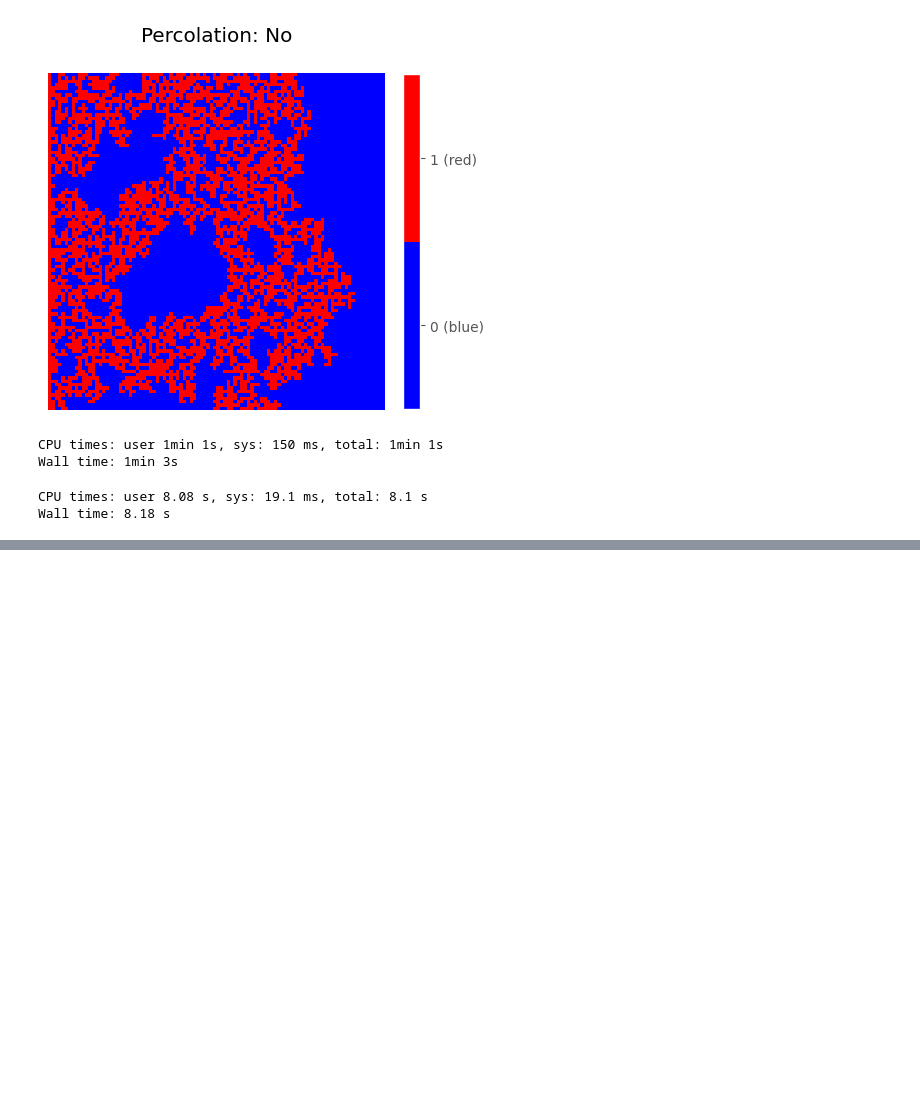
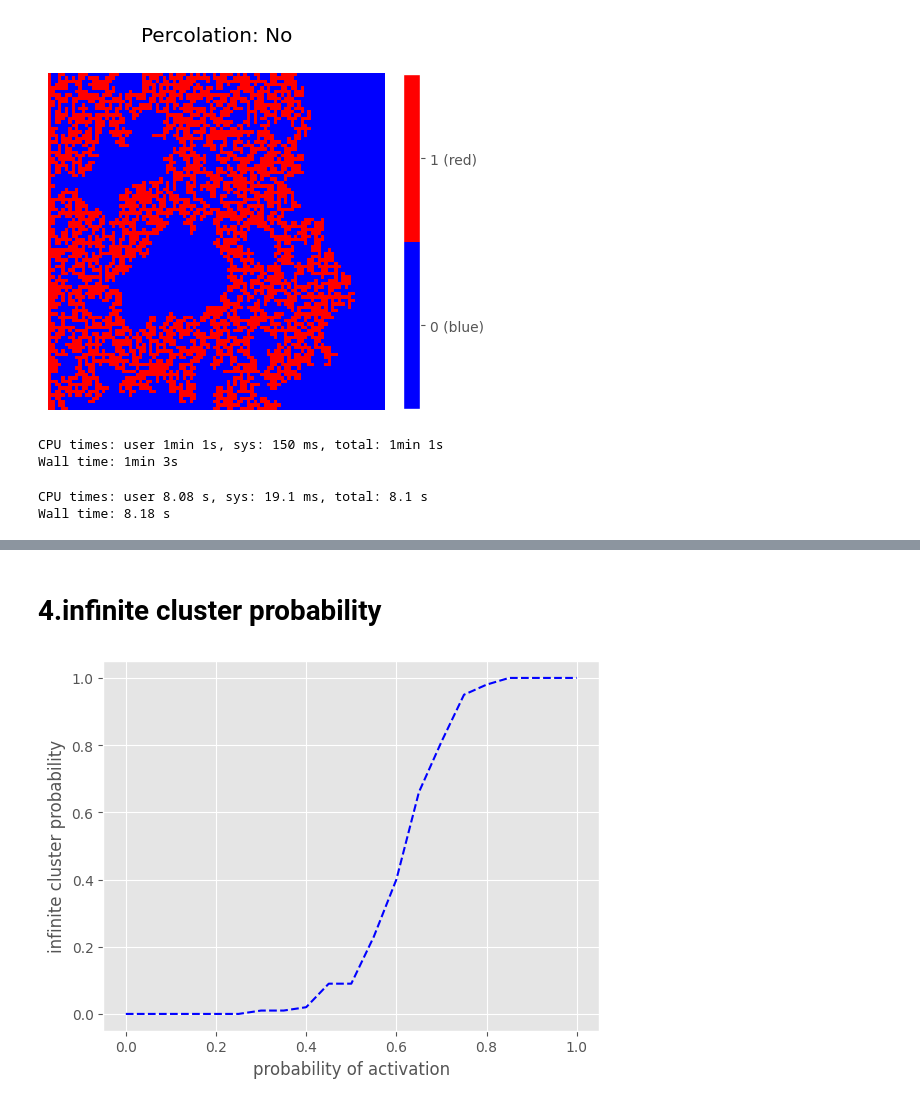
Before and after one commit to MahyarAlbalan/computational-physics, a Jupyter notebook: Percolation/Percolation.ipynb, the cells around one changed output, grey strips where cells are left out. Drawn from its saved outputs; the diff is of its cells as text; code cells hidden in the pictures; blank space fills up the shorter version.

```diff
--- a/Percolation/Percolation.ipynb
+++ b/Percolation/Percolation.ipynb
@@ -234,0 +292,24 @@ Wall time: 8.18 s
+# %% [markdown]
+# **4.infinite cluster probability**
+# %%
+#i wont change the code from previous questions
+pdistribution = np.arange(0.0, 1.05, 0.05)
+Q=[]
+for p in pdistribution:
+  counter = 0
+
+  for i in range(100):
+    mat, result = coloring(10,p)
+    if result == 1:
+      counter += 1
+
+  Q.append(counter/100)
+
+
+plt.plot(pdistribution,Q,linestyle='--',c='blue')
+plt.xlabel('probability of activation')
+plt.ylabel('infinite cluster probability')
+#plt.title('Infinite cluster probablity for L=10')
+plt.show()
+# %% [output]
+[figure, added]
```
Also changed, not shown: parts of 28 cells of this notebook, 2 other files.
